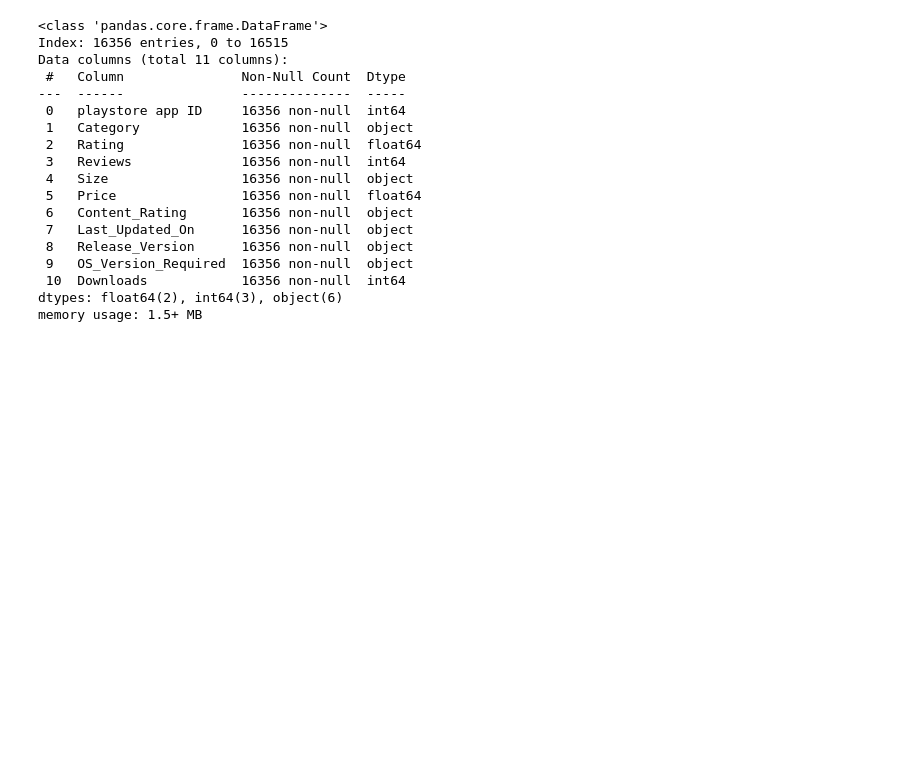
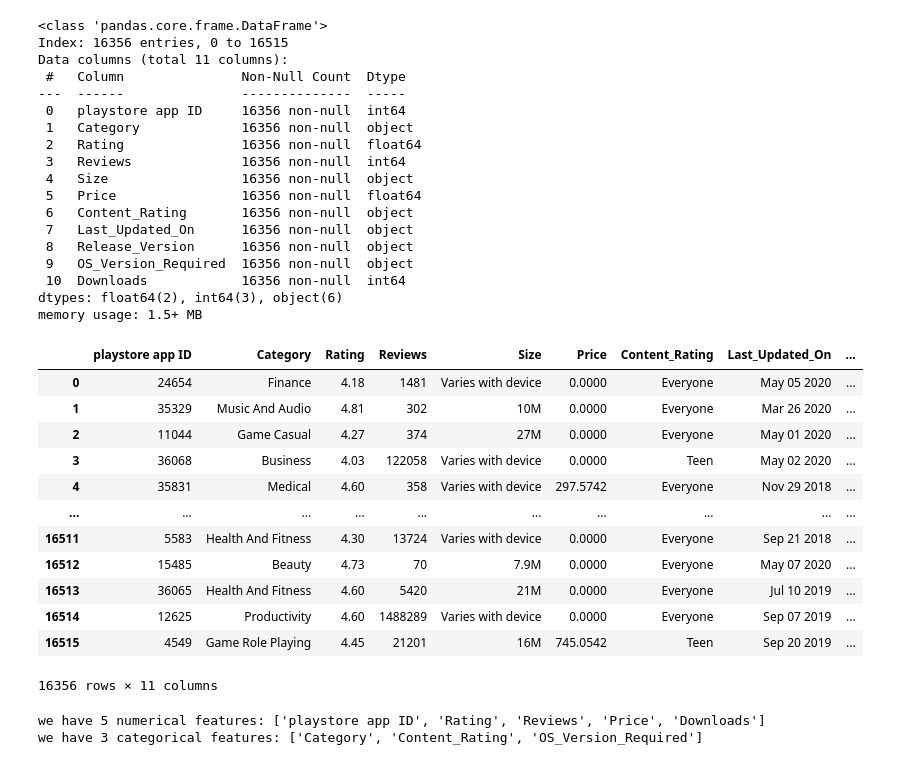
Before and after one commit to Adeshmukh-09/Playstore_Apps_Download_Prediction_Project, a Jupyter notebook: notebook/EDA.ipynb, the cells around one changed output. Cells and saved outputs as stored; diff of their text form; code cells hidden in the pictures; blank space fills up the shorter version.

```diff
--- a/notebook/EDA.ipynb
+++ b/notebook/EDA.ipynb
@@ -652,3 +652,28 @@ dtypes: float64(2), int64(3), object(6)
 memory usage: 1.5+ MB
 # %%
 download_df_update.to_csv('downloads_new.csv',index=False)
+# %%
+download_df_update
+# %% [output]
+|  | playstore app ID | Category | Rating | Reviews | Size | Price | Content_Rating | Last_Updated_On | ... |
+| 0 | 24654 | Finance | 4.18 | 1481 | Varies with device | 0.0000 | Everyone | May 05 2020 | ... |
+| 1 | 35329 | Music And Audio | 4.81 | 302 | 10M | 0.0000 | Everyone | Mar 26 2020 | ... |
+| 2 | 11044 | Game Casual | 4.27 | 374 | 27M | 0.0000 | Everyone | May 01 2020 | ... |
+| 3 | 36068 | Business | 4.03 | 122058 | Varies with device | 0.0000 | Teen | May 02 2020 | ... |
+| 4 | 35831 | Medical | 4.60 | 358 | Varies with device | 297.5742 | Everyone | Nov 29 2018 | ... |
+| ... | ... | ... | ... | ... | ... | ... | ... | ... | ... |
+| 16511 | 5583 | Health And Fitness | 4.30 | 13724 | Varies with device | 0.0000 | Everyone | Sep 21 2018 | ... |
+| 16512 | 15485 | Beauty | 4.73 | 70 | 7.9M | 0.0000 | Everyone | May 07 2020 | ... |
+| 16513 | 36065 | Health And Fitness | 4.60 | 5420 | 21M | 0.0000 | Everyone | Jul 10 2019 | ... |
+| 16514 | 12625 | Productivity | 4.60 | 1488289 | Varies with device | 0.0000 | Everyone | Sep 07 2019 | ... |
+| 16515 | 4549 | Game Role Playing | 4.45 | 21201 | 16M | 745.0542 | Teen | Sep 20 2019 | ... |
+16356 rows × 11 columns
+# %%
+numerical_feature = [feature for feature in download_df_update.columns if download_df_update[feature].dtype !='O']
+categorical_feature = [feature for feature in download_df_update.columns if download_df_update[feature].dtype =='O']
+
+print('we have {} numerical features: {}'.format(len(numerical_feature),numerical_feature))
+print('we have {} categorical features: {}'.format(len(categorical_feature),categorical_feature))
+# %% [output]
+we have 5 numerical features: ['playstore app ID', 'Rating', 'Reviews', 'Price', 'Downloads']
+we have 3 categorical features: ['Category', 'Content_Rating', 'OS_Version_Required']
```
Also changed, not shown: parts of 5 cells of this notebook, 9 other files.
